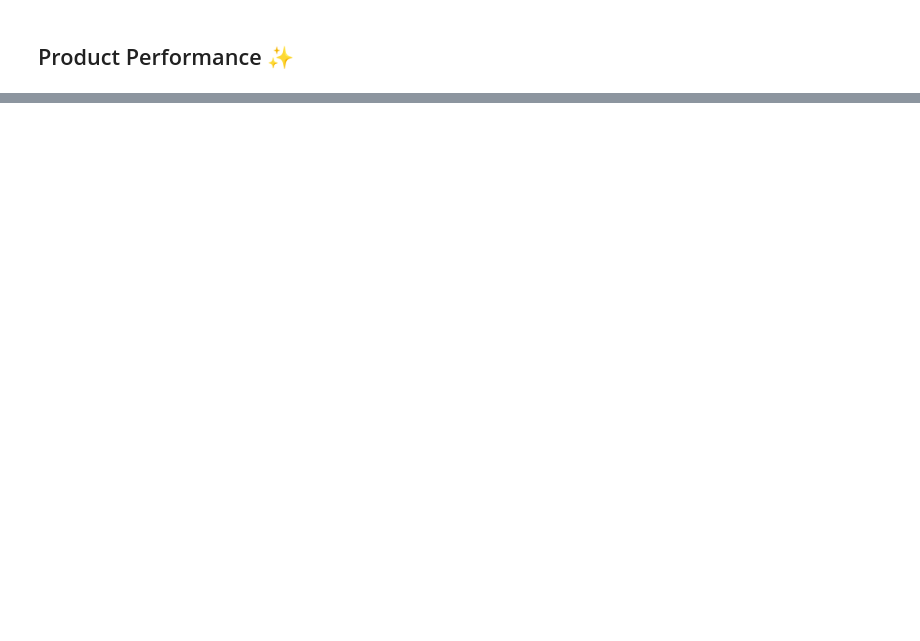
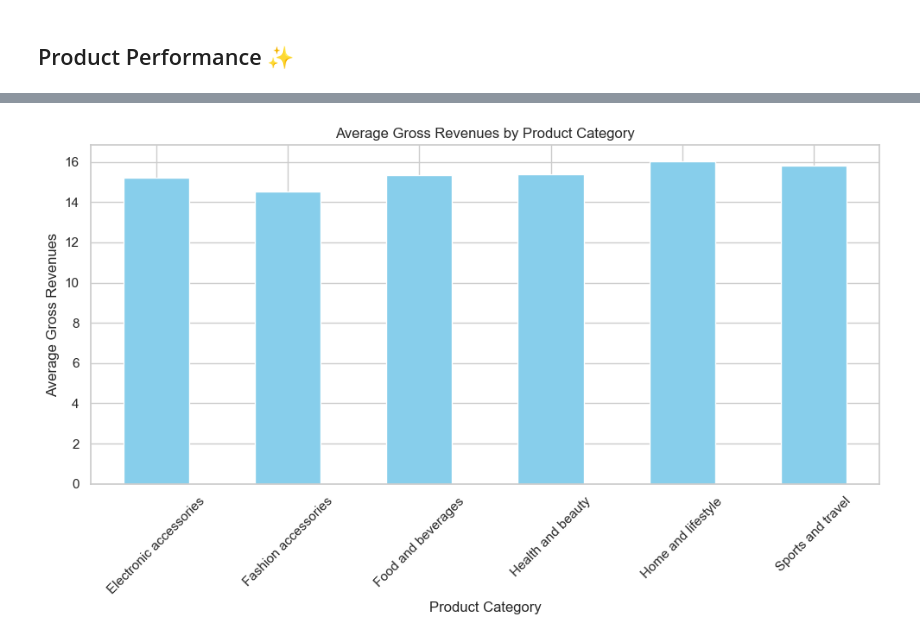
Before and after one commit to irisdev06/Super-Market-Data-Analysis, a Jupyter notebook: SuperMarketSalesAnalysis.ipynb, the cells around one changed output, grey strips where cells are left out. Saved outputs shown, nothing was run; the diff lists cells and outputs as text; code cells hidden in the pictures; blank space fills up the shorter version.

```diff
--- a/SuperMarketSalesAnalysis.ipynb
+++ b/SuperMarketSalesAnalysis.ipynb
@@ -221,0 +187,3 @@ plt.show()
+# %%
+average_by_category = data.groupby("Product line")["gross income"].apply(np.mean)
+print(average_by_category)
@@ -221,0 +199,11 @@ plt.show()
+# %%
+plt.figure(figsize=(10, 6))
+average_by_category.plot(kind="bar", color="skyblue")
+plt.title("Average Gross Revenues by Product Category")
+plt.xlabel("Product Category")
+plt.ylabel("Average Gross Revenues")
+plt.xticks(rotation=45)
+plt.tight_layout()
+plt.show()
+# %% [output]
+[figure, added]
```
Also changed, not shown: parts of 9 cells of this notebook.
